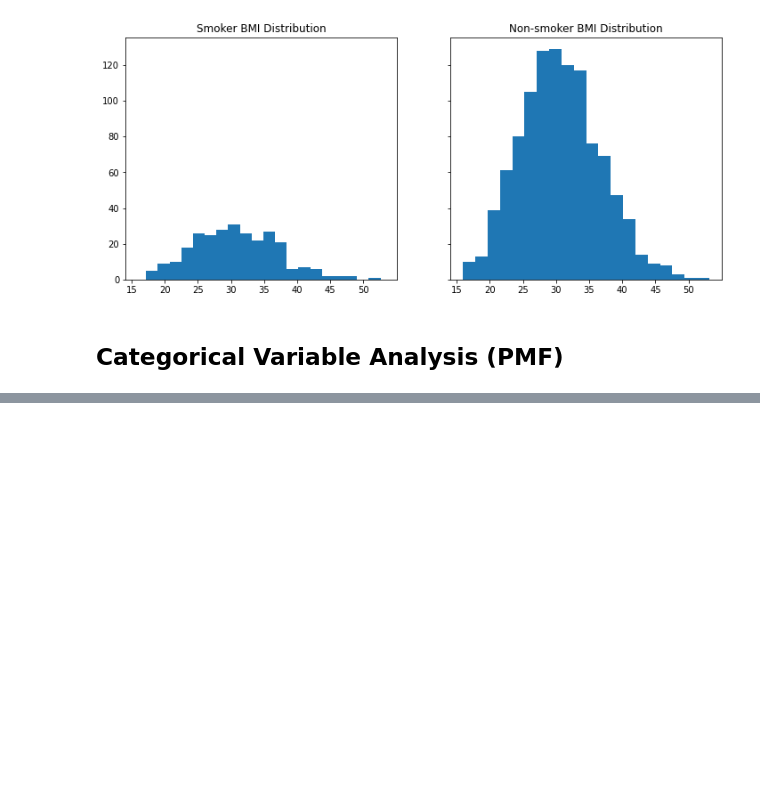
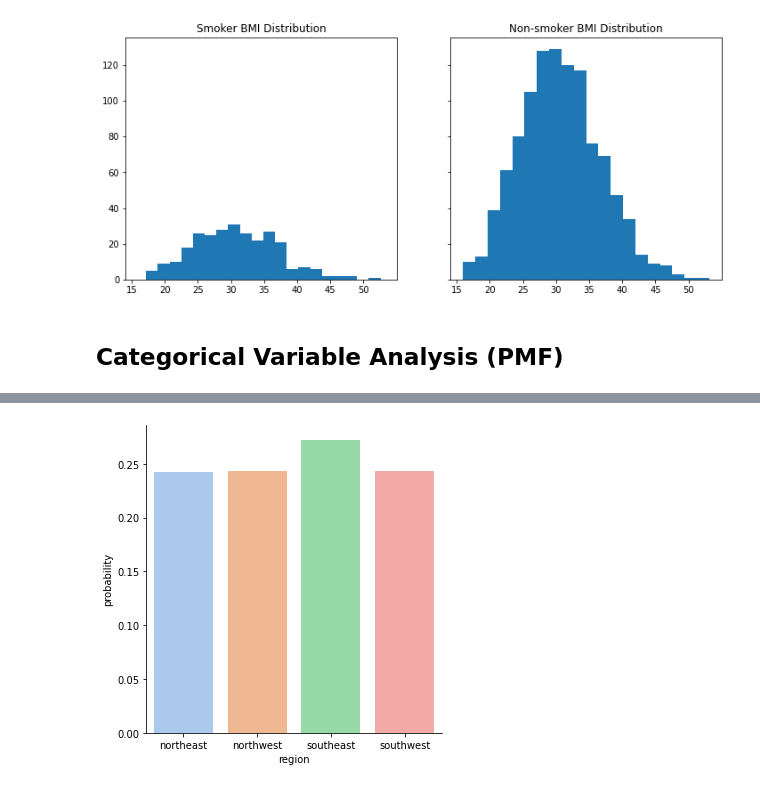
Before and after one commit to dwipaalfarisi/ads-projects, a Jupyter notebook: probability/prob.ipynb, the cells around one changed output, grey strips where cells are left out. Saved outputs shown, nothing was run; the diff lists cells and outputs as text; code cells hidden in the pictures; blank space fills up the shorter version.

```diff
--- a/probability/prob.ipynb
+++ b/probability/prob.ipynb
@@ -255,0 +275,4 @@ plt.show();
+# %%
+# get charges by region
+charges_region = insurance_data.groupby(['region'])['charges'].count().reset_index()
+charges_region
@@ -255,0 +285,4 @@ plt.show();
+# %%
+# get probability for each region charges
+charges_region['probability'] = charges_region['charges']/charges_region['charges'].sum()
+charges_region
@@ -255,0 +295,6 @@ plt.show();
+# %%
+# plot
+sns.catplot(data=charges_region, x="region", y="probability", palette="pastel", kind="bar")
+plt.show();
+# %% [output]
+[figure, added]
```
Also changed, not shown: parts of 20 cells of this notebook, 2 other files.
